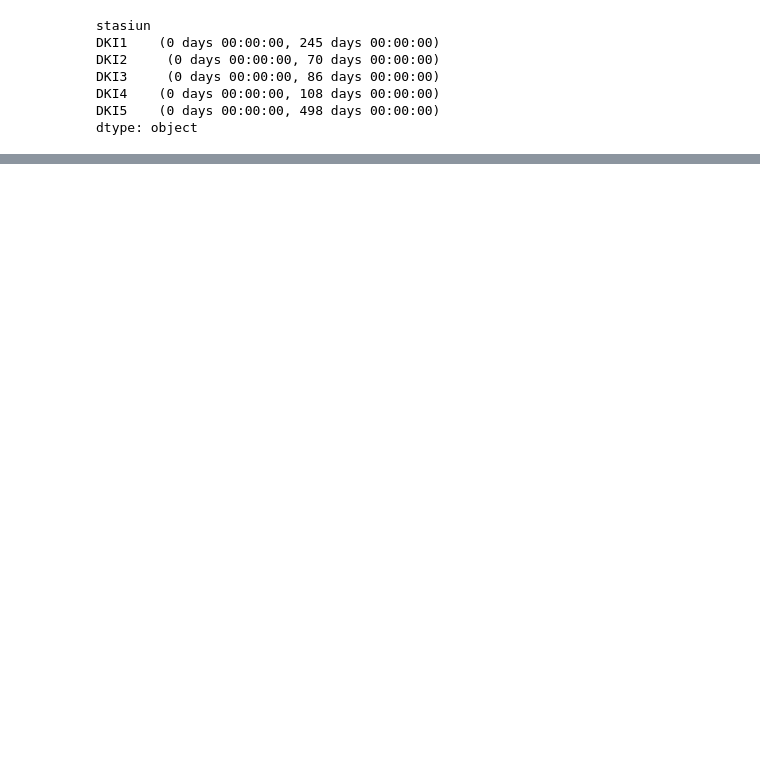
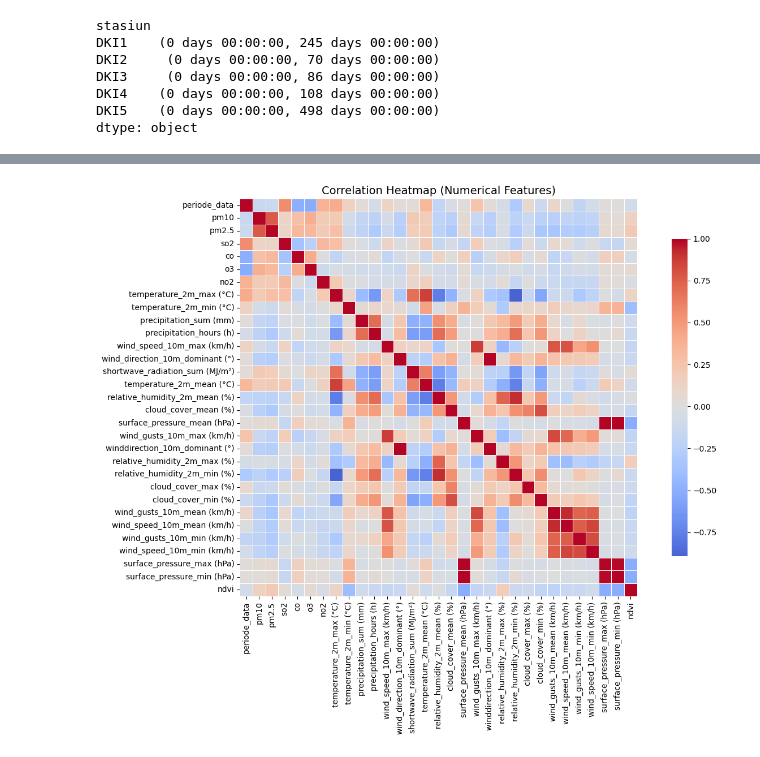
Before and after one commit to rovanwardana/hatikuKosongTakutDitanemSawit, a Jupyter notebook: notebook.ipynb, the cells around one changed output, grey strips where cells are left out. Drawn from its saved outputs; the diff is of its cells as text; code cells hidden in the pictures; blank space fills up the shorter version.

```diff
--- a/notebook.ipynb
+++ b/notebook.ipynb
@@ -238,7 +270,11 @@ df = pd.read_csv("data/merged_ispu_cuaca_ndvi.csv")
 # %%
-date_col = "tanggal"
 df[date_col] = pd.to_datetime(
     df[date_col],
     errors="coerce",
     infer_datetime_format=True
 )
+
+if entity_col:
+    df = df.sort_values([entity_col, date_col]).reset_index(drop=True)
+else:
+    df = df.sort_values(date_col).reset_index(drop=True)
@@ -300,0 +384,18 @@ dtype: object
+# %%
+plt.figure(figsize=(14, 10))
+corr_matrix = df.select_dtypes(include=["int64", "float64"]).corr()
+
+sns.heatmap(
+    corr_matrix,
+    cmap="coolwarm",
+    center=0,
+    square=True,
+    linewidths=0.5,
+    cbar_kws={"shrink": 0.8}
+)
+
+plt.title("Correlation Heatmap (Numerical Features)", fontsize=14)
+plt.tight_layout()
+plt.show()
+# %% [output]
+[figure, added]
```
Also changed, not shown: parts of 23 cells of this notebook, 2 other files.
